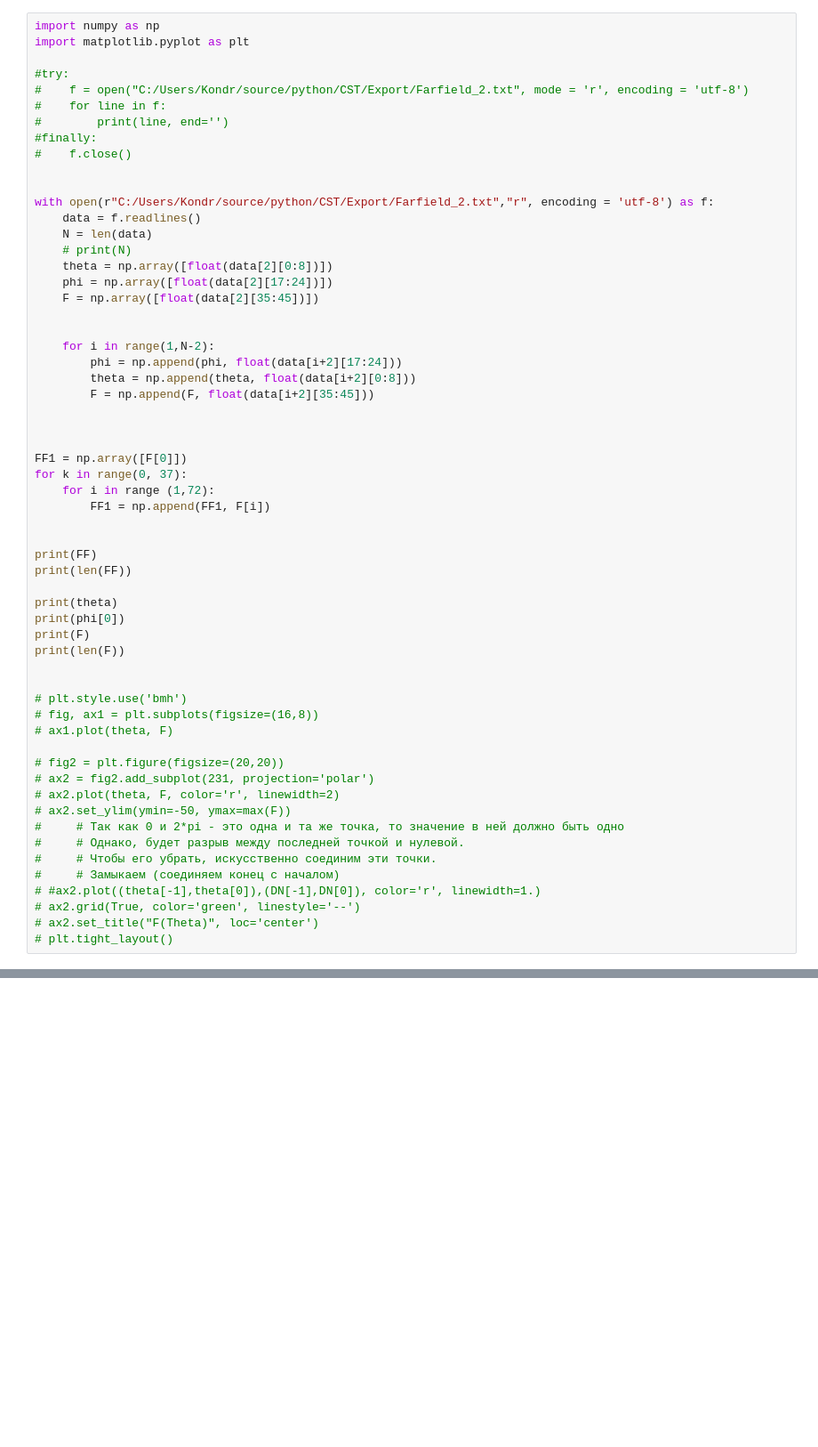
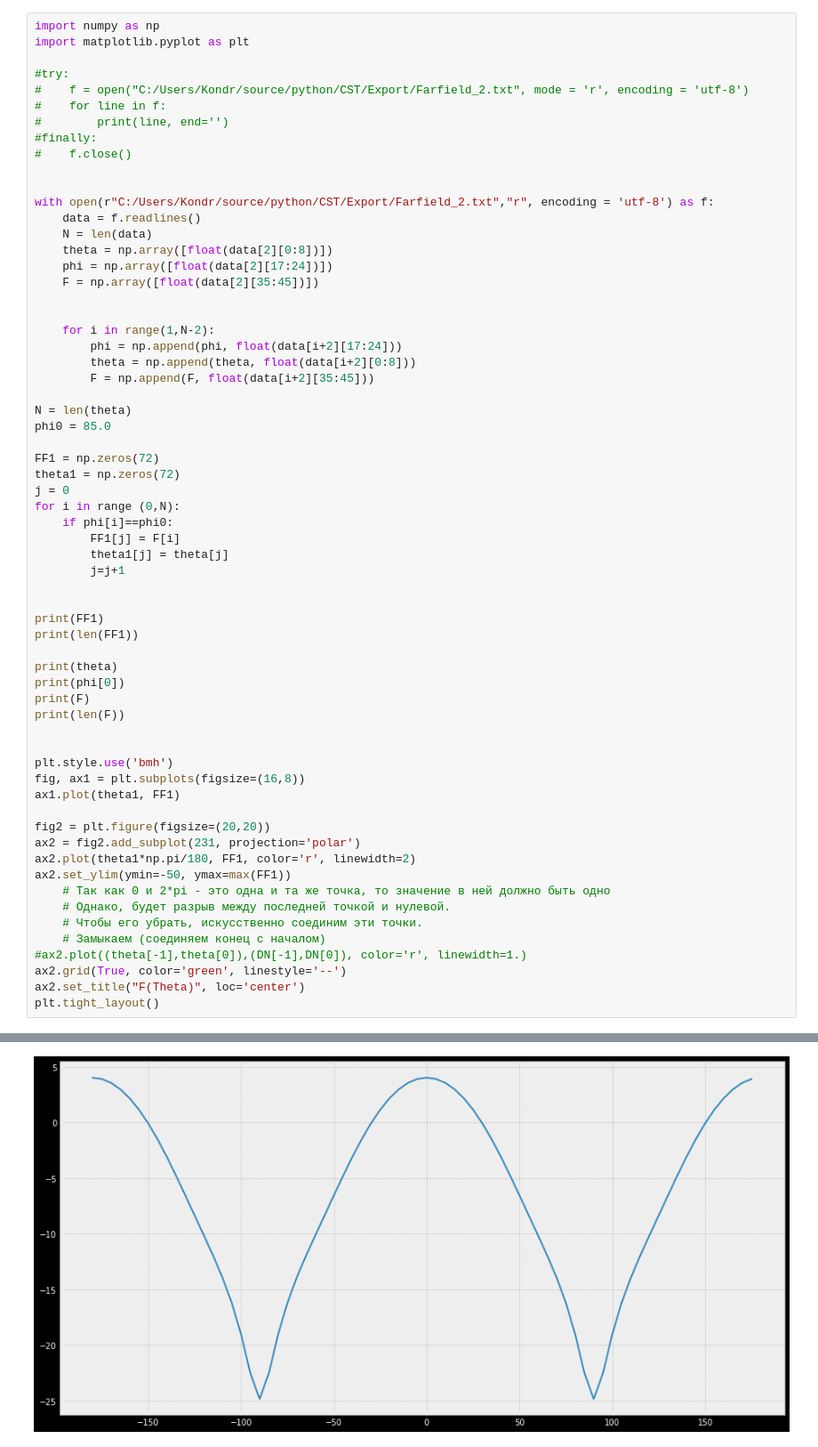
Before and after one commit to MargaritaWraith/CSTDataParser, a Jupyter notebook: CSTDataParser.ipynb, the cells around one changed output, grey strips where cells are left out. Shown at 89% size. Saved outputs shown, nothing was run; the diff lists cells and outputs as text; blank space fills up the shorter version.

```diff
--- a/CSTDataParser.ipynb
+++ b/CSTDataParser.ipynb
@@ -15,7 +18,6 @@ import matplotlib.pyplot as plt
 with open(r"C:/Users/Kondr/source/python/CST/Export/Farfield_2.txt","r", encoding = 'utf-8') as f:
     data = f.readlines()
     N = len(data)
-    # print(N)
     theta = np.array([float(data[2][0:8])])
     phi = np.array([float(data[2][17:24])])
     F = np.array([float(data[2][35:45])])
@@ -26,16 +28,21 @@ with open(r"C:/Users/Kondr/source/python/CST/Export/Farfield_2.txt","r", encodin
         theta = np.append(theta, float(data[i+2][0:8]))
         F = np.append(F, float(data[i+2][35:45]))
 
+N = len(theta)
+phi0 = 85.0
+
+FF1 = np.zeros(72)
+theta1 = np.zeros(72)
+j = 0
+for i in range (0,N):
+    if phi[i]==phi0:
+        FF1[j] = F[i]
+        theta1[j] = theta[j]
+        j=j+1
 
 
-FF1 = np.array([F[0]])
-for k in range(0, 37):
-    for i in range (1,72):
-        FF1 = np.append(FF1, F[i])
-
-
-print(FF)
-print(len(FF))
+print(FF1)
+print(len(FF1))
 
 print(theta)
 print(phi[0])
@@ -43,20 +50,20 @@ print(F)
 print(len(F))
 
 
-# plt.style.use('bmh')
-# fig, ax1 = plt.subplots(figsize=(16,8))
-# ax1.plot(theta, F)
+plt.style.use('bmh')
+fig, ax1 = plt.subplots(figsize=(16,8))
+ax1.plot(theta1, FF1)
 
-# fig2 = plt.figure(figsize=(20,20))
-# ax2 = fig2.add_subplot(231, projection='polar')
-# ax2.plot(theta, F, color='r', linewidth=2)
-# ax2.set_ylim(ymin=-50, ymax=max(F))
-#     # Так как 0 и 2*pi - это одна и та же точка, то значение в ней должно быть одно
-#     # Однако, будет разрыв между последней точкой и нулевой.
-#     # Чтобы его убрать, искусственно соединим эти точки.
-#     # Замыкаем (соединяем конец с началом)
-# #ax2.plot((theta[-1],theta[0]),(DN[-1],DN[0]), color='r', linewidth=1.)
-# ax2.grid(True, color='green', linestyle='--')
-# ax2.set_title("F(Theta)", loc='center')
-# plt.tight_layout()
+fig2 = plt.figure(figsize=(20,20))
+ax2 = fig2.add_subplot(231, projection='polar')
+ax2.plot(theta1*np.pi/180, FF1, color='r', linewidth=2)
+ax2.set_ylim(ymin=-50, ymax=max(FF1))
+    # Так как 0 и 2*pi - это одна и та же точка, то значение в ней должно быть одно
+    # Однако, будет разрыв между последней точкой и нулевой.
+    # Чтобы его убрать, искусственно соединим эти точки.
+    # Замыкаем (соединяем конец с началом)
+#ax2.plot((theta[-1],theta[0]),(DN[-1],DN[0]), color='r', linewidth=1.)
+ax2.grid(True, color='green', linestyle='--')
+ax2.set_title("F(Theta)", loc='center')
+plt.tight_layout()
 # %% [output]
@@ -63,0 +86 @@ IndexError: index 71 is out of bounds for axis 0 with size 37
+[figure, added]
```
Also changed, not shown: parts of 3 cells of this notebook.
